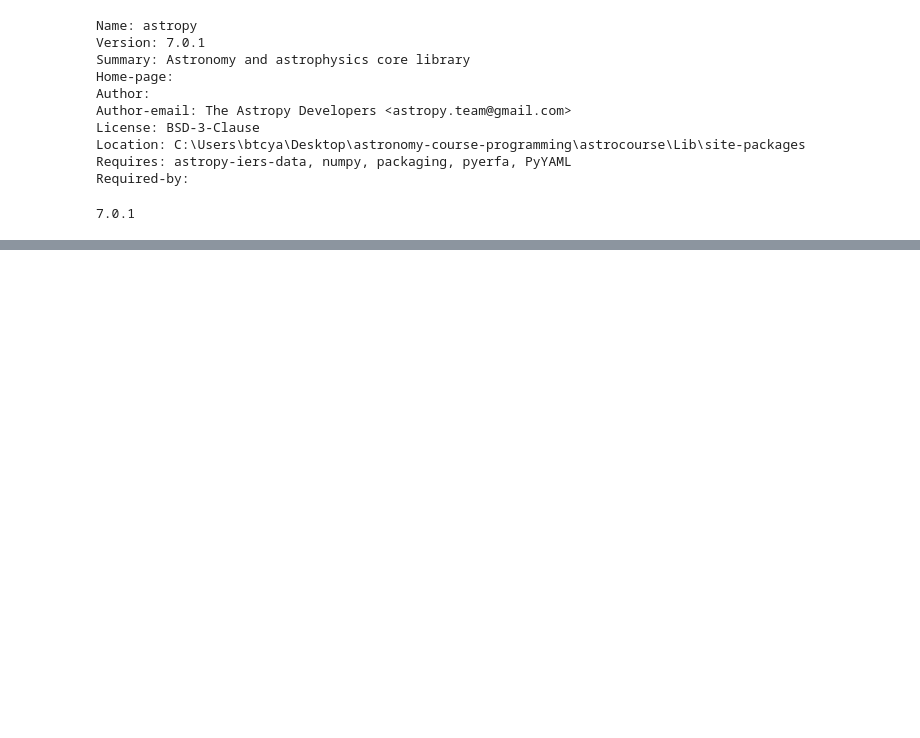
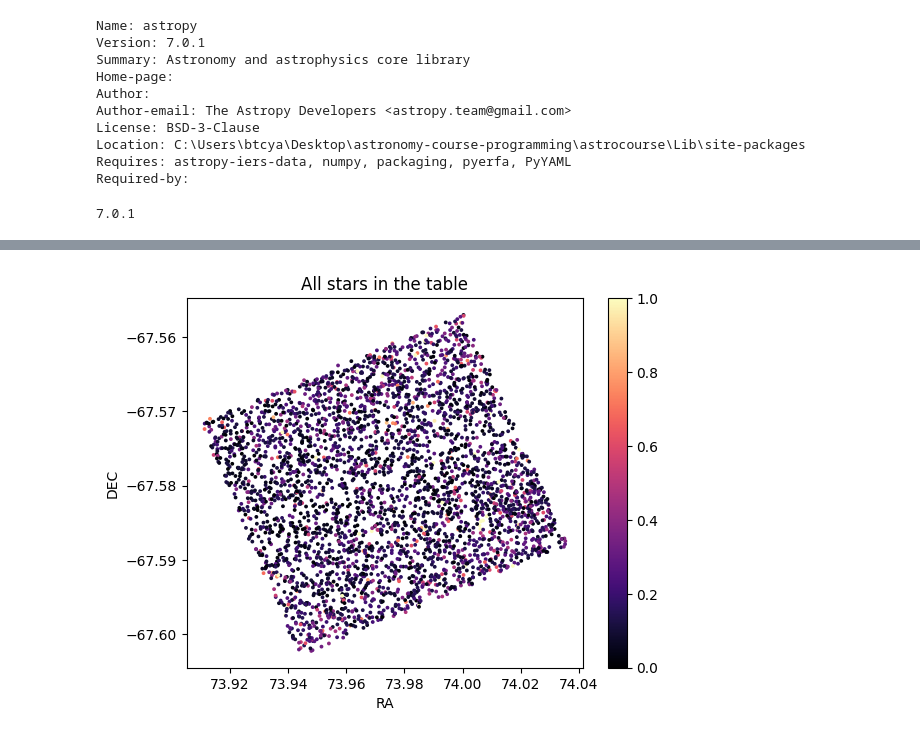
Before and after one commit to Leny73/astronomy-course, a Jupyter notebook: python_su/ex1.ipynb, the cells around one changed output, grey strips where cells are left out. Saved outputs shown, nothing was run; the diff lists cells and outputs as text; code cells hidden in the pictures; blank space fills up the shorter version.

```diff
--- a/python_su/ex1.ipynb
+++ b/python_su/ex1.ipynb
@@ -53,0 +65,12 @@ plt.show()
+# %%
+# use 'Av_p50' to plot the color of the stars
+plt.figure()
+plt.scatter(t['RA'], t['DEC'], s=3, c = t['Av_p50'], cmap = 'magma', vmin=0, vmax=1)
+plt.xlabel('RA')
+plt.ylabel('DEC')
+plt.title('All stars in the table')
+plt.colorbar()
+plt.savefig('lmc_av_spacial.png')
+plt.show()
+# %% [output]
+[figure, added]
```
Also changed, not shown: parts of 3 cells of this notebook, 2 other files.
